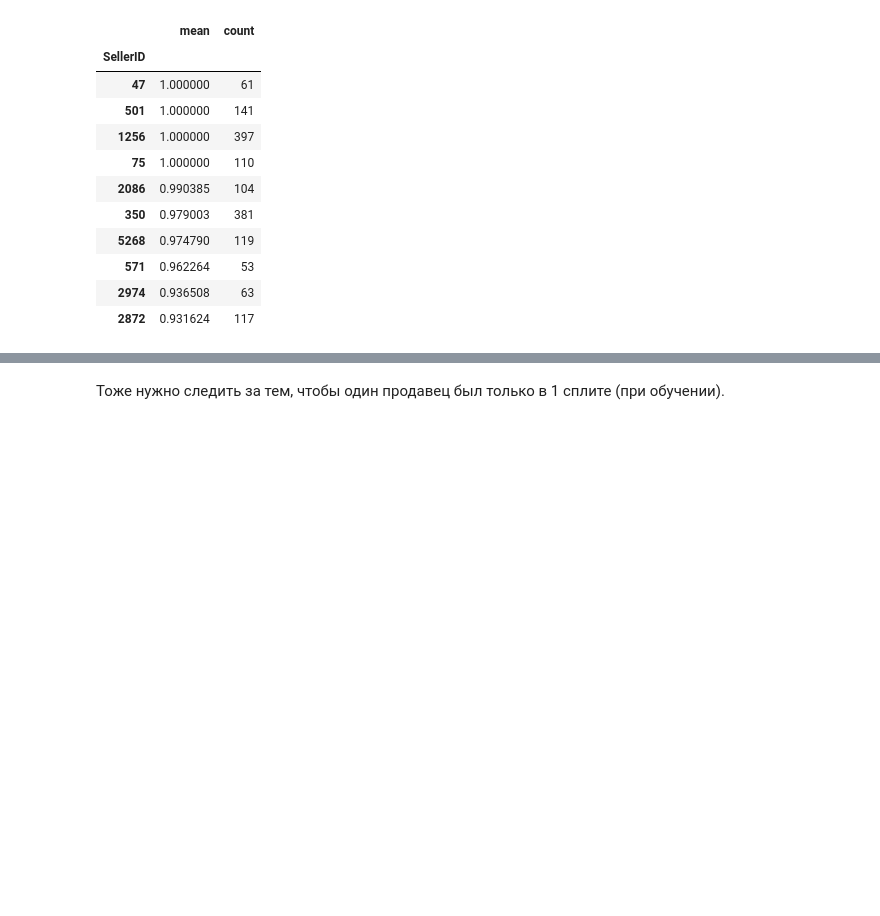
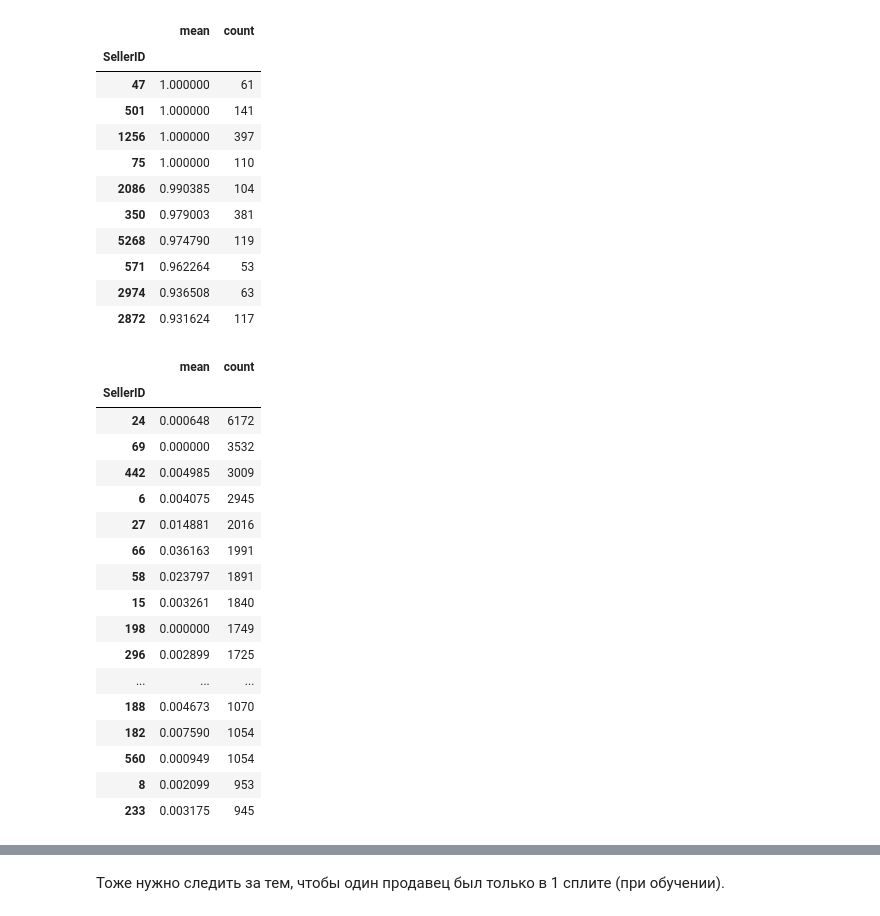
Before and after one commit to Closing-AI/ozon-e-cup-2025, a Jupyter notebook: notebooks/splits/splits.ipynb, the cells around one changed output, grey strips where cells are left out. Saved outputs shown, nothing was run; the diff lists cells and outputs as text; code cells hidden in the pictures; blank space fills up the shorter version.

```diff
--- a/notebooks/splits/splits.ipynb
+++ b/notebooks/splits/splits.ipynb
@@ -113,0 +168,21 @@ sid_train_target_stats[sid_train_target_stats["count"] > 50].sort_values("mean",
+# %%
+sid_train_target_stats[sid_train_target_stats["count"] > 50].sort_values("count", ascending=False).head(25)
+# %% [output]
+|  | mean | count |
+| SellerID |  |  |
+| 24 | 0.000648 | 6172 |
+| 69 | 0.000000 | 3532 |
+| 442 | 0.004985 | 3009 |
+| 6 | 0.004075 | 2945 |
+| 27 | 0.014881 | 2016 |
+| 66 | 0.036163 | 1991 |
+| 58 | 0.023797 | 1891 |
+| 15 | 0.003261 | 1840 |
+| 198 | 0.000000 | 1749 |
+| 296 | 0.002899 | 1725 |
+| ... | ... | ... |
+| 188 | 0.004673 | 1070 |
+| 182 | 0.007590 | 1054 |
+| 560 | 0.000949 | 1054 |
+| 8 | 0.002099 | 953 |
+| 233 | 0.003175 | 945 |
```
Also changed, not shown: parts of 15 cells of this notebook, 2 other files.
